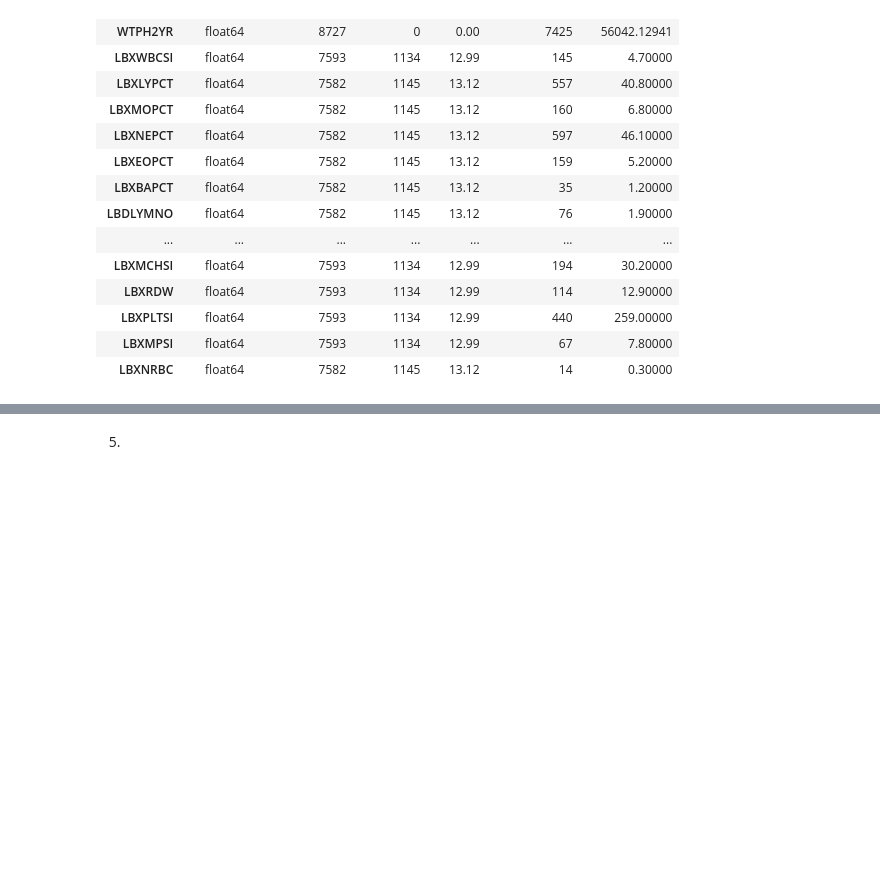
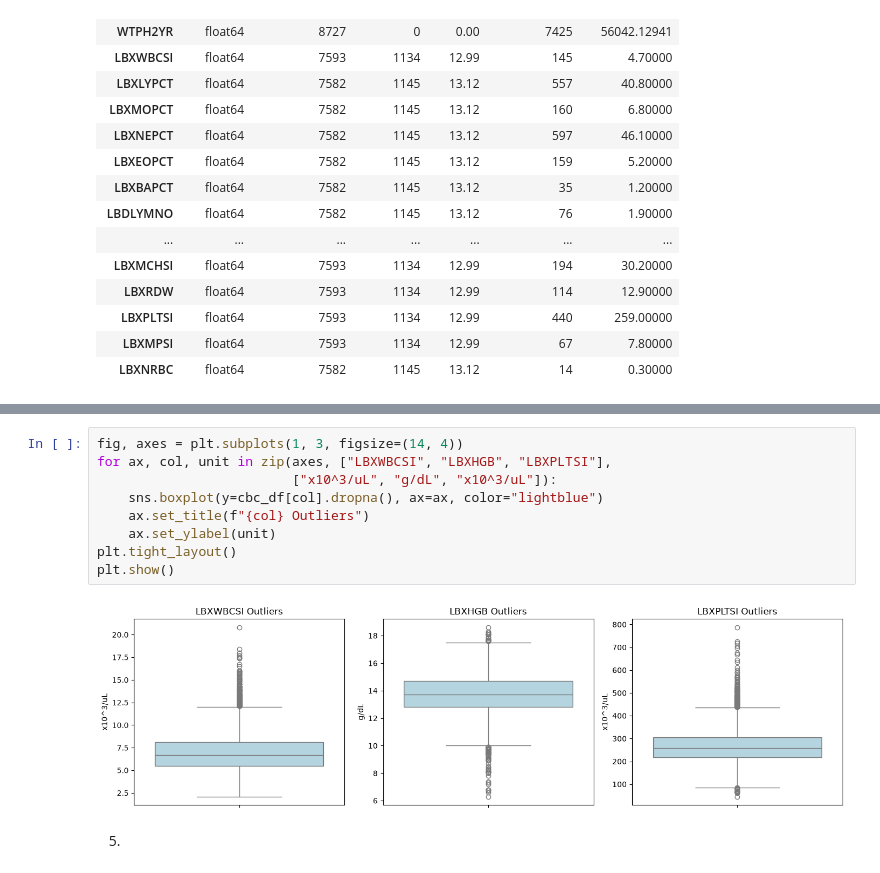
Before and after one commit to a212396-sudo/hospital-cempaka-lab, a Jupyter notebook: notebook/hospital_cempaka_pipeline.ipynb, the cells around one changed output, grey strips where cells are left out. Cells and saved outputs as stored; diff of their text form; blank space fills up the shorter version.

```diff
--- a/notebook/hospital_cempaka_pipeline.ipynb
+++ b/notebook/hospital_cempaka_pipeline.ipynb
@@ -125,2 +139,13 @@ plt.show()
+# %%
+fig, axes = plt.subplots(1, 3, figsize=(14, 4))
+for ax, col, unit in zip(axes, ["LBXWBCSI", "LBXHGB", "LBXPLTSI"],
+                         ["x10^3/uL", "g/dL", "x10^3/uL"]):
+    sns.boxplot(y=cbc_df[col].dropna(), ax=ax, color="lightblue")
+    ax.set_title(f"{col} Outliers")
+    ax.set_ylabel(unit)
+plt.tight_layout()
+plt.show()
+# %% [output]
+[figure, added]
 # %% [markdown]
 5.
```
Also changed, not shown: parts of 4 cells of this notebook.
